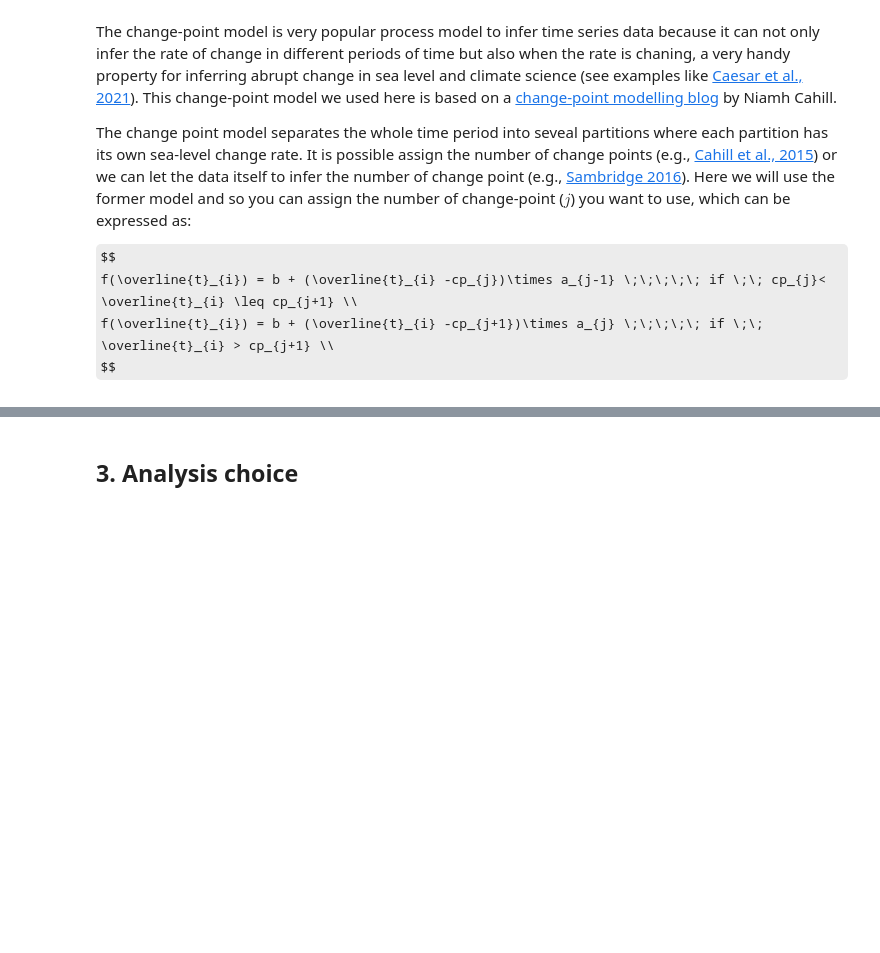
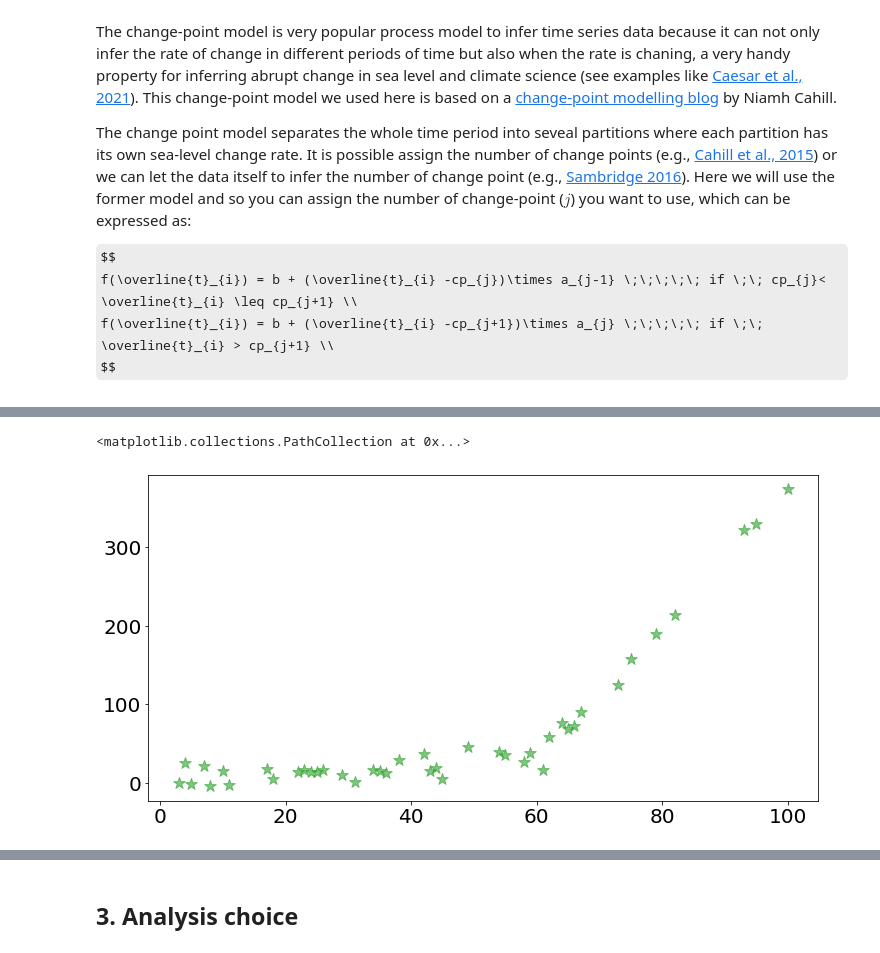
Before and after one commit to radical-collaboration/PaleoSTeHM, a Jupyter notebook: Tutorials/1. Introduction/Paleo_STeHM_intro.ipynb, the cells around one changed output, grey strips where cells are left out. Drawn from its saved outputs; the diff is of its cells as text; code cells hidden in the pictures; some formulas as TeX source; blank space fills up the shorter version.

```diff
--- a/Tutorials/1. Introduction/Paleo_STeHM_intro.ipynb
+++ b/Tutorials/1. Introduction/Paleo_STeHM_intro.ipynb
@@ -631,0 +641,13 @@ plt.scatter(X,(linear_prediction-y.detach().numpy())*1000,s=150,marker='*',color
+# %%
+simu_x = np.arange(0,101,1)[np.sort(np.unique(np.random.randint(0,101,50)))]
+index = simu_x<60
+y = np.zeros(len(simu_x))
+y[index] = simu_x[index]*0.5+2
+y[~index] = (simu_x[~index]-60)*8.5 +(60*0.5+2)
+y_sigma = 10
+x_sigma = 1
+y = y + np.random.normal(0,y_sigma,len(y))
+plt.scatter(simu_x,y,s=150,marker='*',color='C2',alpha=0.6)
+# %% [output]
+<matplotlib.collections.PathCollection at 0x...>
+[figure, added]
```
Also changed, not shown: parts of 10 cells of this notebook.
